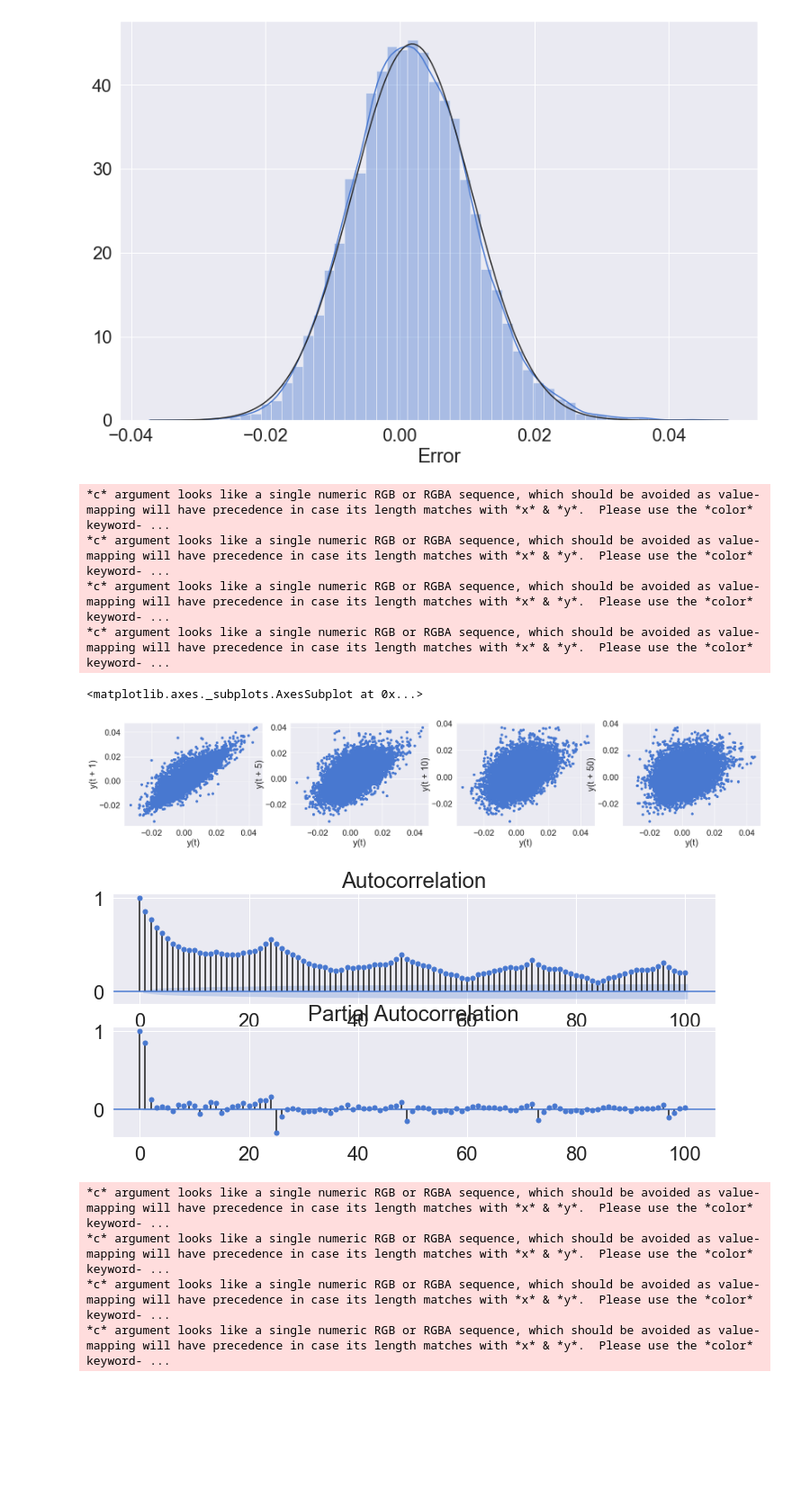
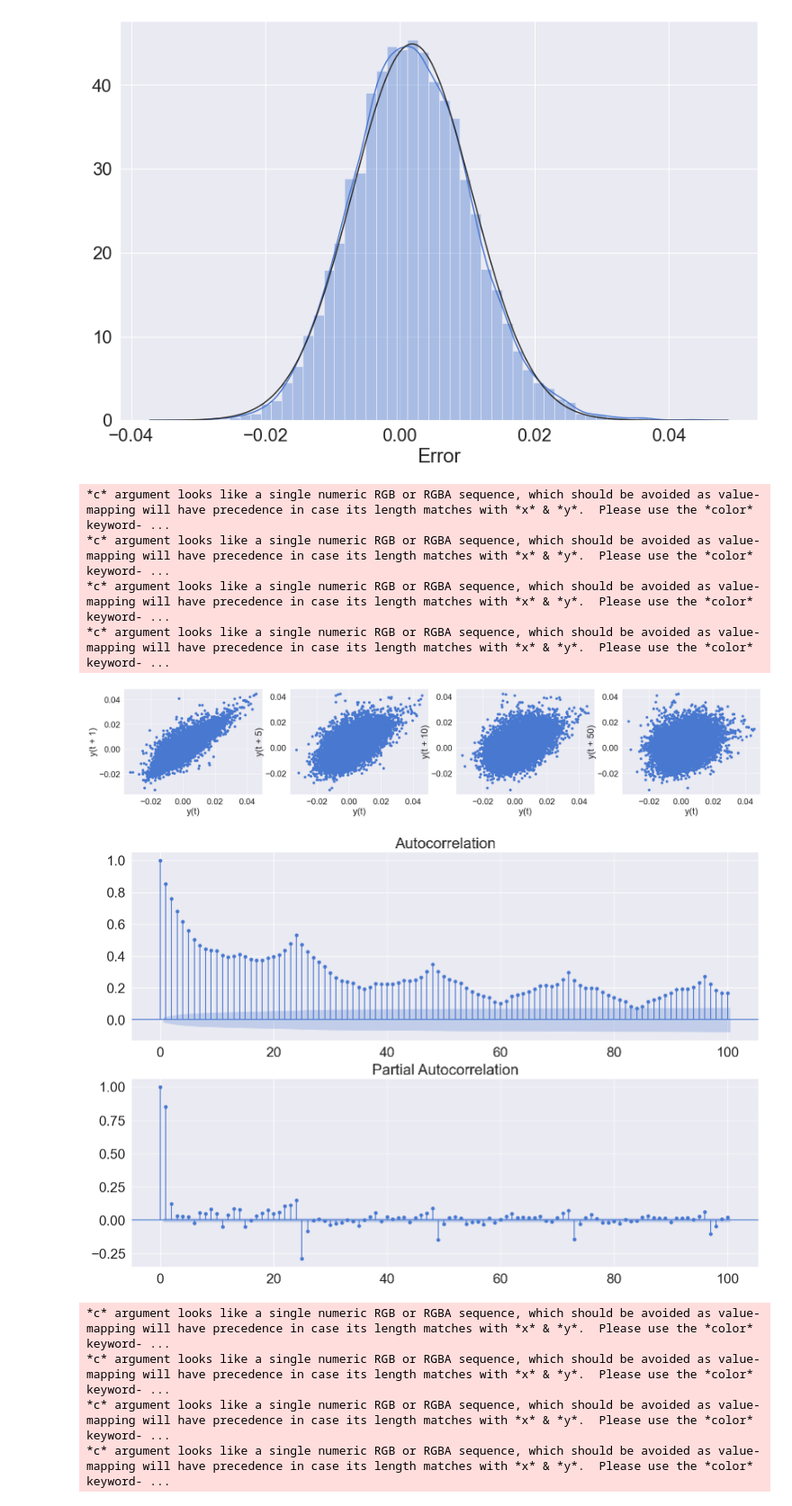
Before and after one commit to KimRass/warehouse, a Jupyter notebook: Time Series/Practice3_Bike Sharing Demand Dataset.ipynb, the cells around one changed output. Shown at 90% size. Drawn from its saved outputs; the diff is of its cells as text; code cells hidden in the pictures; blank space fills up the shorter version.

```diff
--- a/Time Series/Practice3_Bike Sharing Demand Dataset.ipynb
+++ b/Time Series/Practice3_Bike Sharing Demand Dataset.ipynb
@@ -212,21 +210,21 @@ print(mae, mse, mape)
 [figure]
 0.009 0.0438 0.0604
 # %%
-data_nfe = non_feature_engineering(raw_data)
-x_tr, y_tr, x_test, y_test = data_split(data_nfe)
-fit = sm.OLS(y_tr, x_tr).fit()
-# fit_reg1.summary()
-pred_tr_nfe = fit.predict(x_tr).values
-pred_test_nfe = fit.predict(x_test).values
+# data_nfe = non_feature_engineering(raw_data)
+# x_tr, y_tr, x_te, y_te = data_split(data_nfe)
+# fit = sm.OLS(y_tr, x_tr).fit()
+# # fit_reg1.summary()
+# pred_tr_nfe = fit.predict(x_tr).values
+# pred_te_nfe = fit.predict(x_te).values
 
-plt.style.use("default")
-df = pd.concat([y_tr, pd.DataFrame(pred_tr_nfe, index=y_tr.index, columns=["pred"])], axis=1)
-df.plot.line(figsize=(20, 8), linewidth=0.4, fontsize=10, color=["blue", "orange"])
-plt.savefig("image.png", bbox_inches="tight")
-plt.show()
+# plt.style.use("default")
+# df = pd.concat([y_tr, pd.DataFrame(pred_tr_nfe, index=y_tr.index, columns=["pred"])], axis=1)
+# df.plot.line(figsize=(20, 8), linewidth=0.4, fontsize=10, color=["blue", "orange"])
+# plt.show()
+# plt.savefig("image.png", bbox_inches="tight")
 
-mae = round(abs(y_tr["count"].values - pred_tr_nfe).mean(), 4)
-mse = round(((y_tr["count"].values - pred_tr_nfe)**2).mean(), 4)
-mape = round((abs(y_tr["count"].values - pred_tr_nfe)/y_tr["count"].values*100).mean(), 4)
+# mae = round(abs(y_tr["count"].values - pred_tr_nfe).mean(), 4)
+# mse = round(((y_tr["count"].values - pred_tr_nfe)**2).mean(), 4)
+# mape = round((abs(y_tr["count"].values - pred_tr_nfe)/y_tr["count"].values*100).mean(), 4)
 
-print(mae, mse, mape)
+# print(mae, mse, mape)
@@ -267,3 +262,6 @@ def evaluation_trte(Y_real_tr, Y_pred_tr, Y_real_te, Y_pred_te, graph_on=False):
+# %%
+resid_tr = pd.DataFrame(y_tr["count"].values - pred_tr_fe, index=y_tr.index, columns=["resid"])
+resid_te = pd.DataFrame(y_te["count"].values - pred_te_fe, index=y_te.index, columns=["resid"])
 # %% [markdown]
 ## Error Analysis: 분석모형이 데이터패턴을 모두 추출하여 분석을 종료해도 되는지 판단하기
 # %%
@@ -292,0 +273,3 @@ Resid_tr_reg1
+# %%
+resid_tr["idx"] = resid_tr.reset_index().index
+resid_tr
@@ -303,23 +300,23 @@ sb.distplot(Resid_tr_reg1["Error"].iloc[1:], norm_hist="True", fit=stats.norm)
 <matplotlib.axes._subplots.AxesSubplot at 0x...>
 [figure]
 # %%
-figure, axes = plt.subplots(1, 4, figsize=(30,5))
-pd.plotting.lag_plot(Resid_tr_reg1["Error"].iloc[1:], lag=1, ax=axes[0])
-pd.plotting.lag_plot(Resid_tr_reg1["Error"].iloc[1:], lag=5, ax=axes[1])
-pd.plotting.lag_plot(Resid_tr_reg1["Error"].iloc[1:], lag=10, ax=axes[2])
-pd.plotting.lag_plot(Resid_tr_reg1["Error"].iloc[1:], lag=50, ax=axes[3])
+fig, axes = plt.subplots(1, 4, figsize=(30, 5))
+fig = pd.plotting.lag_plot(ax=axes[0], series=resid_tr["resid"].iloc[1:], lag=1)
+fig = pd.plotting.lag_plot(ax=axes[1], series=resid_tr["resid"].iloc[1:], lag=5)
+fig = pd.plotting.lag_plot(ax=axes[2], series=resid_tr["resid"].iloc[1:], lag=10)
+fig = pd.plotting.lag_plot(ax=axes[3], series=resid_tr["resid"].iloc[1:], lag=50)
 # %% [output]
 *c* argument looks like a single numeric RGB or RGBA sequence, which should be avoided as value-mapping will have precedence in case its length matches with *x* & *y*.  Please use the *color* keyword- ...
 *c* argument looks like a single numeric RGB or RGBA sequence, which should be avoided as value-mapping will have precedence in case its length matches with *x* & *y*.  Please use the *color* keyword- ...
 *c* argument looks like a single numeric RGB or RGBA sequence, which should be avoided as value-mapping will have precedence in case its length matches with *x* & *y*.  Please use the *color* keyword- ...
 *c* argument looks like a single numeric RGB or RGBA sequence, which should be avoided as value-mapping will have precedence in case its length matches with *x* & *y*.  Please use the *color* keyword- ...
-<matplotlib.axes._subplots.AxesSubplot at 0x...>
-[figure, old version]
+[figure, new version]
 # %%
-figure, axes = plt.subplots(2,1,figsize=(12, 5))
-figure = sm.graphics.tsa.plot_acf(Resid_tr_reg1["Error"].iloc[1:], lags=100, use_vlines=True, ax=axes[0])
-figure = sm.graphics.tsa.plot_pacf(Resid_tr_reg1["Error"].iloc[1:], lags=100, use_vlines=True, ax=axes[1])
+# Autocorrealation
+fig, axes = plt.subplots(2, 1, figsize=(18, 12))
+fig = sm.graphics.tsa.plot_acf(ax=axes[0], x=resid_tr["resid"].iloc[1:], lags=100, use_vlines=True)
+fig = sm.graphics.tsa.plot_pacf(ax=axes[1], x=resid_tr["resid"].iloc[1:], lags=100, use_vlines=True)
 # %% [output]
-[figure, old version]
+[figure, new version]
 # %%
 # Error Analysis(Plot)
```
Also changed, not shown: parts of 15 cells of this notebook, 5 other files.
